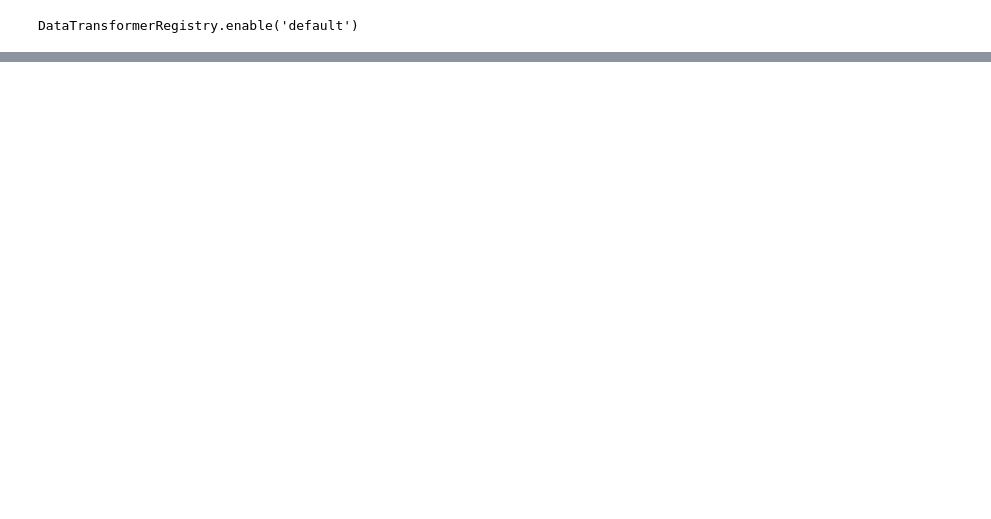
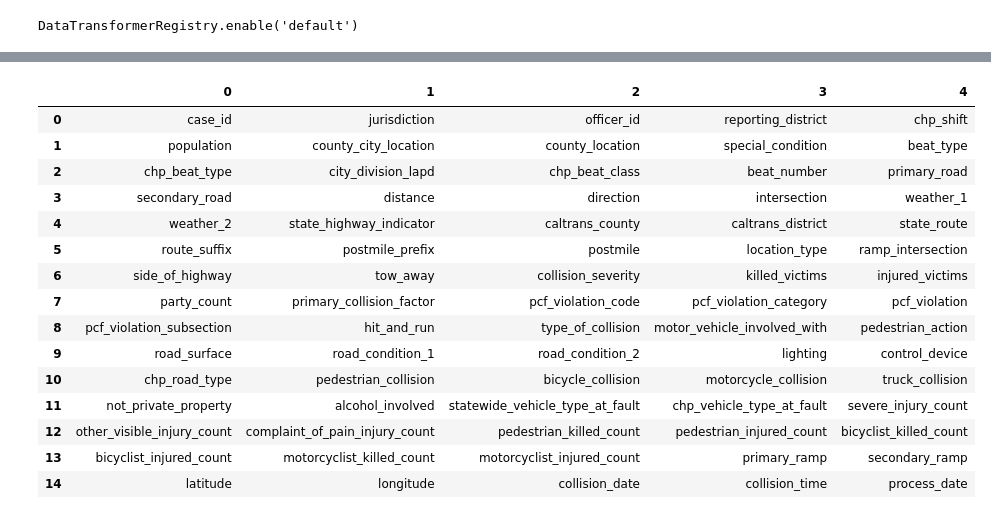
Before and after one commit to seamusprs/583-project-collisions, a Jupyter notebook: EDA.ipynb, the cells around one changed output, grey strips where cells are left out. Saved outputs shown, nothing was run; the diff lists cells and outputs as text; code cells hidden in the pictures; blank space fills up the shorter version.

```diff
--- a/EDA.ipynb
+++ b/EDA.ipynb
@@ -45,0 +193,19 @@ plt.stairs(counts, bins)
+# %%
+pd.DataFrame(df.columns.values.reshape(15, 5))
+# %% [output]
+|  | 0 | 1 | 2 | 3 | 4 |
+| 0 | case_id | jurisdiction | officer_id | reporting_district | chp_shift |
+| 1 | population | county_city_location | county_location | special_condition | beat_type |
+| 2 | chp_beat_type | city_division_lapd | chp_beat_class | beat_number | primary_road |
+| 3 | secondary_road | distance | direction | intersection | weather_1 |
+| 4 | weather_2 | state_highway_indicator | caltrans_county | caltrans_district | state_route |
+| 5 | route_suffix | postmile_prefix | postmile | location_type | ramp_intersection |
+| 6 | side_of_highway | tow_away | collision_severity | killed_victims | injured_victims |
+| 7 | party_count | primary_collision_factor | pcf_violation_code | pcf_violation_category | pcf_violation |
+| 8 | pcf_violation_subsection | hit_and_run | type_of_collision | motor_vehicle_involved_with | pedestrian_action |
+| 9 | road_surface | road_condition_1 | road_condition_2 | lighting | control_device |
+| 10 | chp_road_type | pedestrian_collision | bicycle_collision | motorcycle_collision | truck_collision |
+| 11 | not_private_property | alcohol_involved | statewide_vehicle_type_at_fault | chp_vehicle_type_at_fault | severe_injury_count |
+| 12 | other_visible_injury_count | complaint_of_pain_injury_count | pedestrian_killed_count | pedestrian_injured_count | bicyclist_killed_count |
+| 13 | bicyclist_injured_count | motorcyclist_killed_count | motorcyclist_injured_count | primary_ramp | secondary_ramp |
+| 14 | latitude | longitude | collision_date | collision_time | process_date |
```
Also changed, not shown: parts of 12 cells of this notebook.
